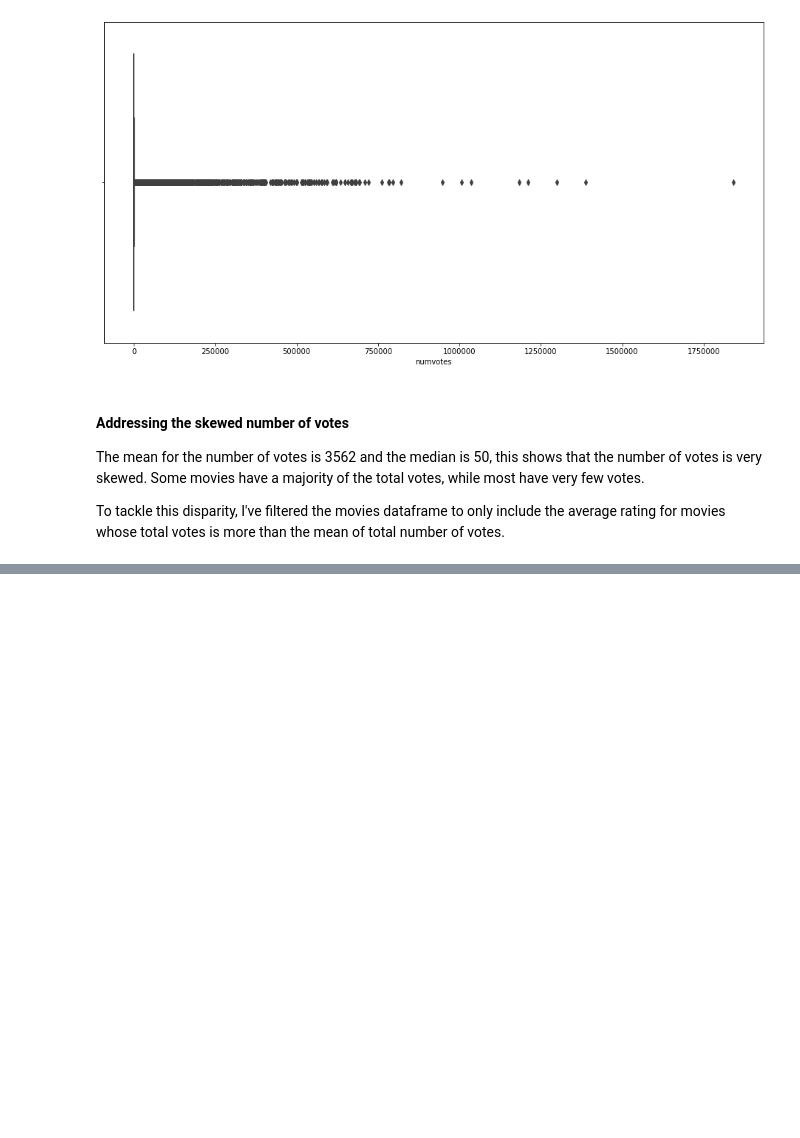
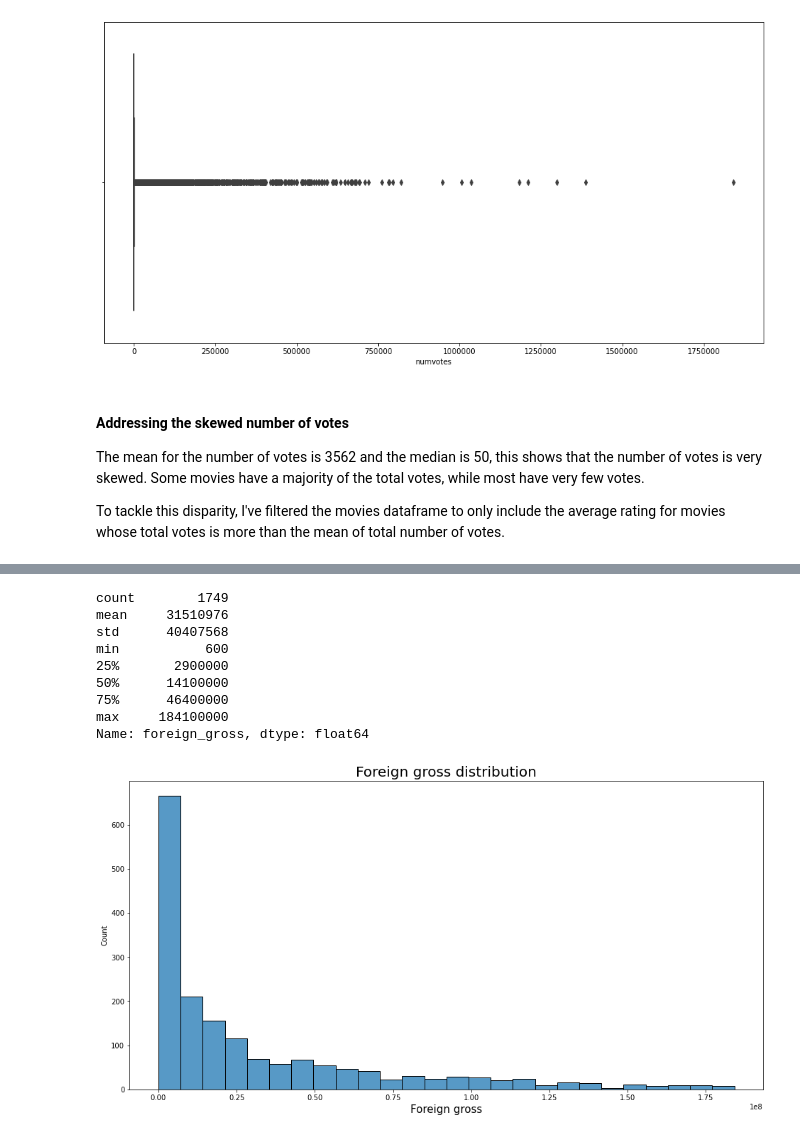
Before and after one commit to joakimTI/MOVIE-STUDIO-DATA-ANALYSIS, a Jupyter notebook: student.ipynb, the cells around one changed output, grey strips where cells are left out. Cells and saved outputs as stored; diff of their text form; code cells hidden in the pictures; blank space fills up the shorter version.

```diff
--- a/student.ipynb
+++ b/student.ipynb
@@ -433,0 +519,29 @@ plt.show()
+# %%
+# Check the distribution of foreign gross
+# Check for outliers by getting Interquartile range, then calculating the minimum and maximum.
+Q1 = movie_gross_csv['foreign_gross'].quantile(0.25)
+Q3 = movie_gross_csv['foreign_gross'].quantile(0.75)
+IQR = Q3 - Q1
+# Get minimum and maximum values in runtime column.
+lower_bound = Q1 - 1.5 * IQR
+upper_bound = Q3 + 1.5 * IQR
+# Remove the outliers from the runtime_minutes column to check the distribution.
+gross_filtered_df = movie_gross_csv[(movie_gross_csv['foreign_gross'] >= lower_bound) & (movie_gross_csv['foreign_gross'] <= upper_bound)]
+
+print(gross_filtered_df['foreign_gross'].describe())
+plt.figure(figsize = (16,8))
+sns.histplot(gross_filtered_df['foreign_gross'].dropna())
+plt.title('Foreign gross distribution', fontdict={'fontsize': 20})
+plt.xlabel('Foreign gross', fontdict={'fontsize': 15})
+plt.show()
+# %% [output]
+count        1749
+mean     31510976
+std      40407568
+min           600
+25%       2900000
+50%      14100000
+75%      46400000
+max     184100000
+Name: foreign_gross, dtype: float64
+[figure, added]
```
Also changed, not shown: parts of 23 cells of this notebook.
